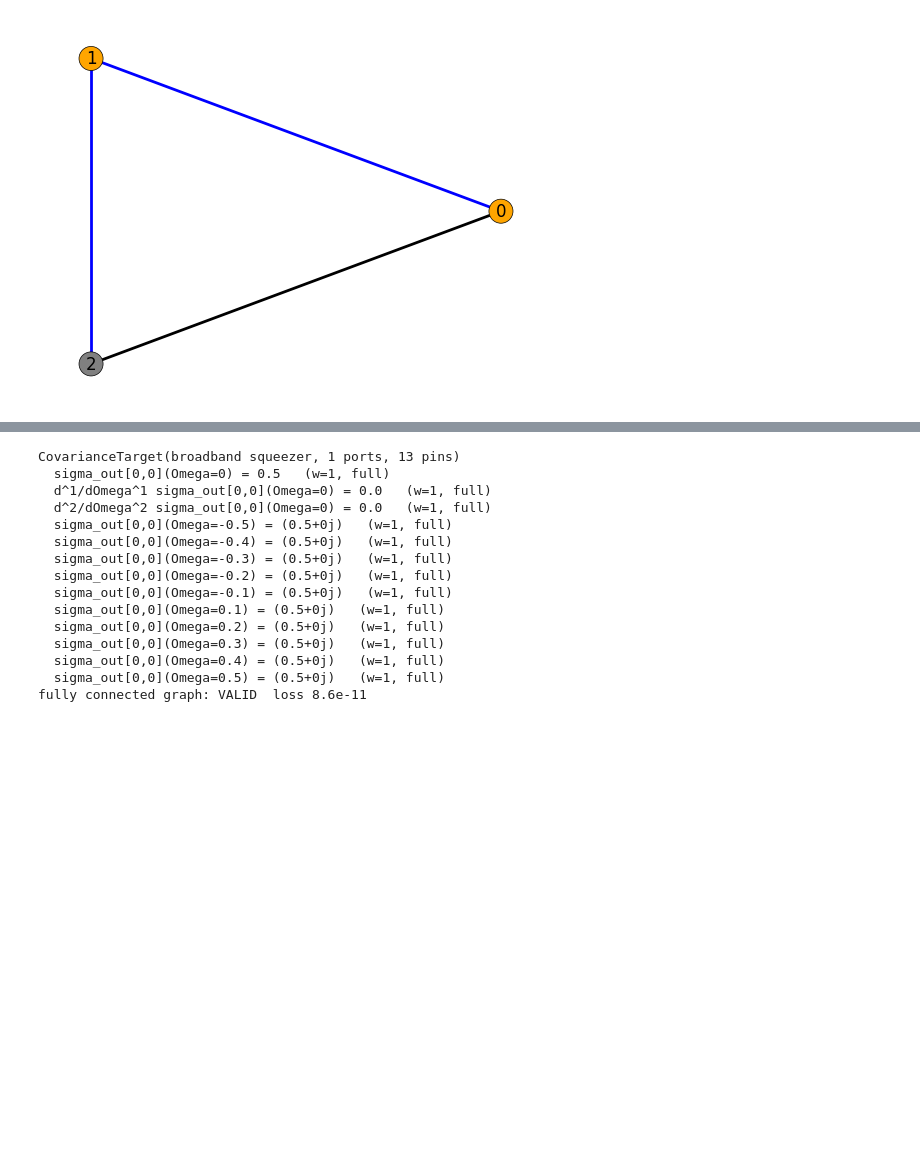
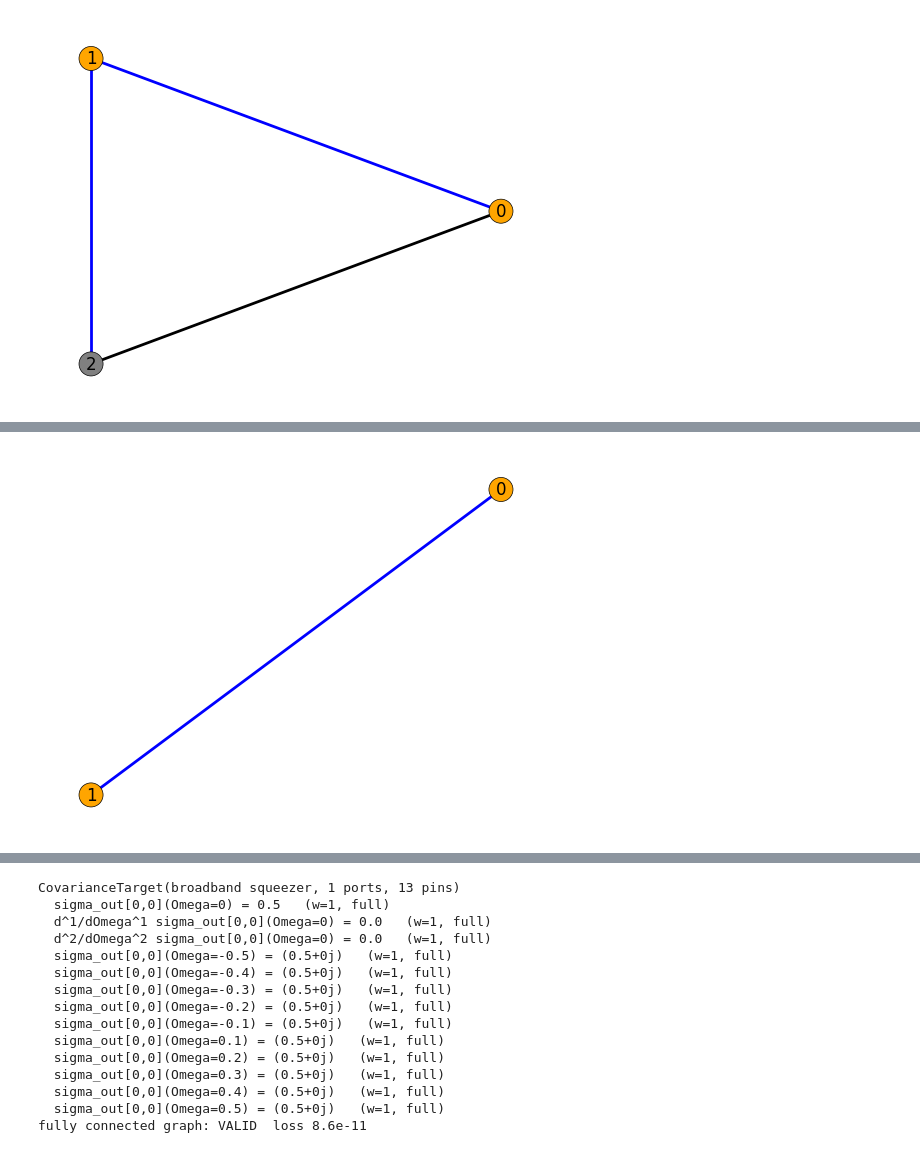
Before and after one commit to Fouriersaur/AutoGaussian, a Jupyter notebook: autogaussian/2_directional_and_broadband.ipynb, the cells around one changed output, grey strips where cells are left out. Saved outputs shown, nothing was run; the diff lists cells and outputs as text; code cells hidden in the pictures; blank space fills up the shorter version.

Commit message:
collective channel discovery (updated on B1 - B3)

```diff
--- a/autogaussian/2_directional_and_broadband.ipynb
+++ b/autogaussian/2_directional_and_broadband.ipynb
@@ -150,0 +195,22 @@ plt.show()
+# %%
+problem_c = directional_squeezed_source(variance=0.2, forward_transmission=1.3,
+                                        isolate_backward=True)
+
+ladder = [
+    ("private only (base-spec scaffold)", dict(max_support=1)),
+    ("+ private Bogoliubov",              dict(max_support=1, private_bogoliubov=True)),
+    ("+ collective particle-conserving",  dict(max_support=2)),
+    ("+ collective Bogoliubov",           dict(max_support=2, collective_bogoliubov=True)),
+]
+
+print("%-36s %-6s %-7s %s"
+      % ("dissipative colour, 0 auxiliaries", "slots", "valid", "best fit loss"))
+for label, channel_kwargs in ladder:
+    trial = CollectiveArchitectureOptimizer(
+        problem_c.target, num_auxiliary_modes=0, seed=3, make_initial_test=False,
+        channel_kwargs=channel_kwargs, kwargs_optimization={"num_tests": 60},
+        **problem_c.optimizer_kwargs())
+    ok, infos_c = trial.test_graph(trial.space.fully_connected())
+    print("%-36s %-6d %-7s %.2e"
+          % (label, trial.space.channels.num_slots, ok,
+             min(info["loss_reached"] for info in infos_c)))
@@ -150,0 +253,16 @@ plt.show()
+# %%
+optimizer_c = CollectiveArchitectureOptimizer(
+    problem_c.target, num_auxiliary_modes=0, seed=3, make_initial_test=False,
+    channel_kwargs=dict(max_support=2, collective_bogoliubov=True),
+    kwargs_optimization={"num_tests": 30}, **problem_c.optimizer_kwargs())
+
+print("two-coloured lattice: %d graphs" % optimizer_c.space.num_possible_graphs())
+print("candidate channels:")
+for slot in optimizer_c.space.channels.channel_slots:
+    print("   ", slot)
+
+minimal_c = optimizer_c.greedy_minimal_subgraph(optimizer_c.space.fully_connected(),
+                                                num_tests=15)
+print("\na minimal two-mode device:")
+for element in optimizer_c.space.describe(minimal_c):
+    print("   ", element)
@@ -151,2 +358,11 @@ plt.show()
+# %%
+# both nodes are ports now -- the gray auxiliary of the base-spec solution is gone.
+# Only the coherent colour is drawable; the shared bath is the printed hyperedge.
+coherent_c, _ = optimizer_c.space.split(minimal_c)
+plot_graph(coherent_c, optimizer_c.space.coherent, ax=plt.gca(),
+           node_colors=["orange", "orange"])
+plt.show()
+# %% [output]
+[figure, added]
 # %% [markdown]
 
```
Also changed, not shown: parts of 14 cells of this notebook, 4 other files.
